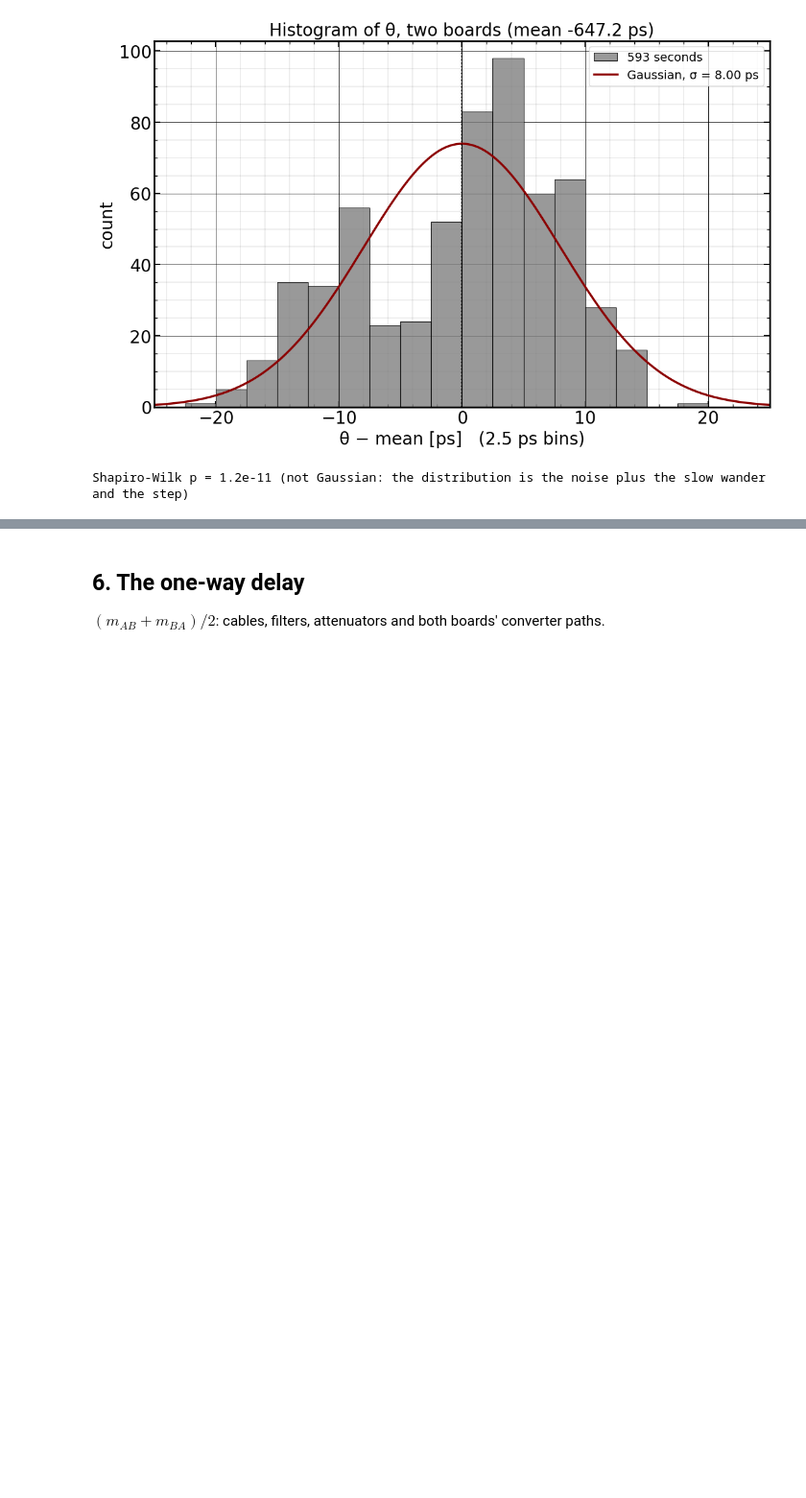
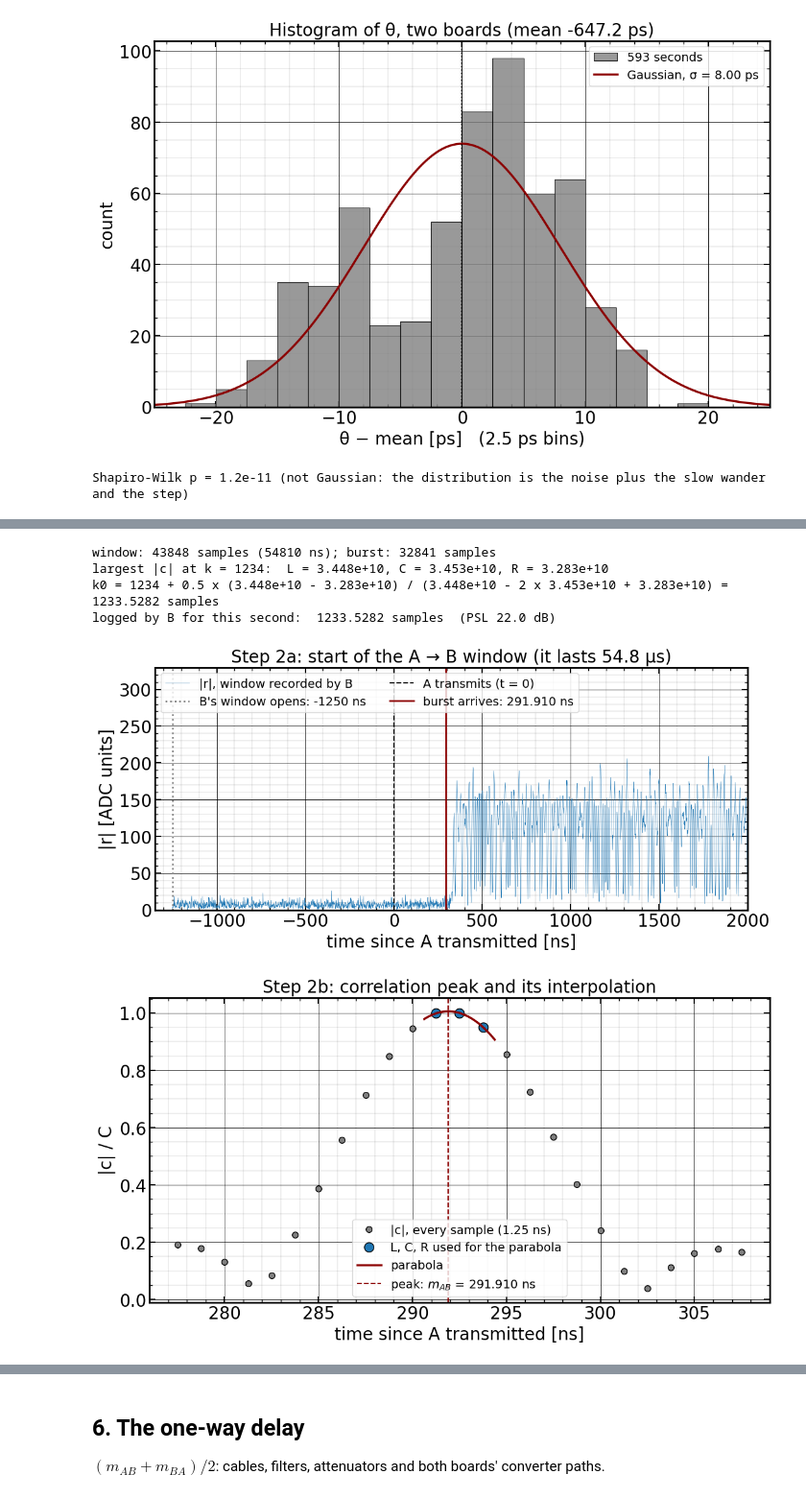
Before and after one commit to felipe-mazzi/PRN, a Jupyter notebook: TWTT_two_board_Oct_27.ipynb, the cells around one changed output, grey strips where cells are left out. Shown at 96% size. Cells and saved outputs as stored; diff of their text form; code cells hidden in the pictures; blank space fills up the shorter version.

```diff
--- a/TWTT_two_board_Oct_27.ipynb
+++ b/TWTT_two_board_Oct_27.ipynb
@@ -252,0 +298,46 @@ Shapiro-Wilk p = 1.2e-11 (not Gaussian: the distribution is the noise plus the s
+# %%
+rx_ab = dict(capAB)[126]                       # the window B recorded in slot AB of this second
+c_ab = correlator.correlate(rx_ab, ref); mag = np.abs(c_ab)
+k = int(np.argmax(mag)); L, C, R = mag[k - 1], mag[k], mag[k + 1]
+k0 = k + 0.5 * (L - R) / (L - 2 * C + R)
+print(f"window: {rx_ab.size} samples ({rx_ab.size * 1.25:.0f} ns); burst: {ref.size} samples")
+print(f"largest |c| at k = {k}:  L = {L:.4g}, C = {C:.4g}, R = {R:.4g}")
+print(f"k0 = {k} + 0.5 x ({L:.4g} - {R:.4g}) / ({L:.4g} - 2 x {C:.4g} + {R:.4g}) = {k0:.4f} samples")
+print(f"logged by B for this second:  {eB['slots']['AB']['rx']['peak']:.4f} samples  "
+      f"(PSL {correlator.find_peak(c_ab).peak_to_sidelobe_db:.1f} dB)")
+# %% [output]
+window: 43848 samples (54810 ns); burst: 32841 samples
+largest |c| at k = 1234:  L = 3.448e+10, C = 3.453e+10, R = 3.283e+10
+k0 = 1234 + 0.5 x (3.448e+10 - 3.283e+10) / (3.448e+10 - 2 x 3.453e+10 + 3.283e+10) = 1233.5282 samples
+logged by B for this second:  1233.5282 samples  (PSL 22.0 dB)
+# %%
+tx_ab = eA["slots"]["AB"]["tx"] - eA["pps_tick"]; win_ab = eB["slots"]["AB"]["rx"]["tick"] - eB["pps_tick"]
+t_win = (win_ab - tx_ab) * 10.0                # window start, ns after A transmitted (by the two PPS)
+tt = t_win + np.arange(rx_ab.size) * 1.25
+fig, ax = plt.subplots(1, 1, figsize=(11, 5), layout='constrained')
+ax.plot(tt, np.abs(rx_ab), lw=0.4, color="tab:blue", label="|r|, window recorded by B")
+ax.axvline(t_win, color="grey", ls=":", lw=2, label=f"B's window opens: {t_win:.0f} ns")
+ax.axvline(0, color="k", ls="--", lw=1.5, label="A transmits (t = 0)")
+ax.axvline(t_win + k0 * 1.25, color="darkred", lw=2, label=f"burst arrives: {t_win + k0 * 1.25:.3f} ns")
+ax.set_xlim(t_win - 100, 2000); ax.set_ylim(0, 330)
+ax.set_xlabel("time since A transmitted [ns]"); ax.set_ylabel("|r| [ADC units]")
+ax.set_title(f"Step 2a: start of the A → B window (it lasts {rx_ab.size * 1.25 / 1e3:.1f} µs)", fontsize=20)
+ax.legend(fontsize=14, loc="upper left", ncol=2); grids(ax)
+fig.savefig(FIG / "example_window_AB.png", dpi=150); plt.show()
+
+fig, ax = plt.subplots(1, 1, figsize=(11, 6), layout='constrained')
+w = np.arange(k - 12, k + 13)
+ax.plot(t_win + w * 1.25, mag[w] / C, "o", ms=7, color="grey", mec="k", label="|c|, every sample (1.25 ns)")
+ax.plot(t_win + np.array([k - 1, k, k + 1]) * 1.25, np.array([L, C, R]) / C, "o", ms=11, color="tab:blue",
+        mec="k", label="L, C, R used for the parabola")
+xs = np.linspace(k - 1.5, k + 1.5, 200)
+a2 = (L - 2 * C + R) / 2; a1 = (R - L) / 2
+ax.plot(t_win + xs * 1.25, (C + a1 * (xs - k) + a2 * (xs - k) ** 2) / C, "-", color="darkred", lw=2.5, label="parabola")
+ax.axvline(t_win + k0 * 1.25, color="darkred", ls="--", lw=1.5, label=f"peak: $m_{{AB}}$ = {t_win + k0 * 1.25:.3f} ns")
+ax.set_xlabel("time since A transmitted [ns]"); ax.set_ylabel("|c| / C")
+ax.set_title("Step 2b: correlation peak and its interpolation", fontsize=20)
+ax.legend(fontsize=14, loc="lower center"); grids(ax)
+fig.savefig(FIG / "example_peak_AB.png", dpi=150); plt.show()
+# %% [output]
+[figure, added]
+[figure, added]
```
Also changed, not shown: parts of 11 cells of this notebook, 8 other files.
